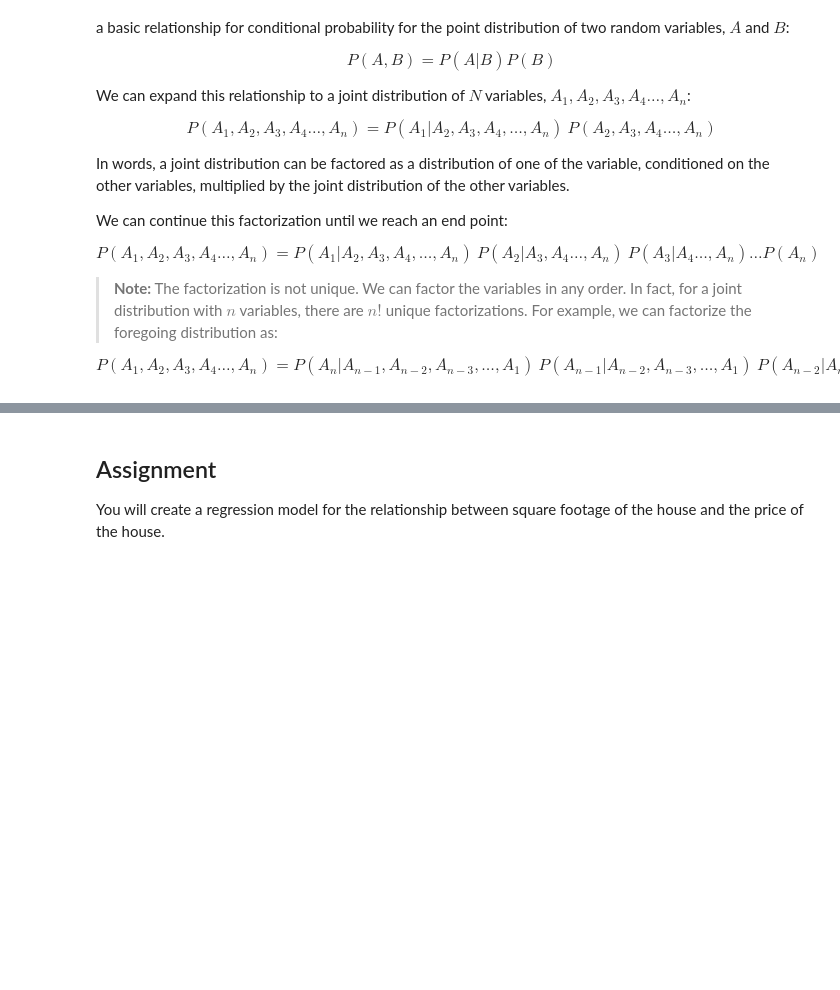
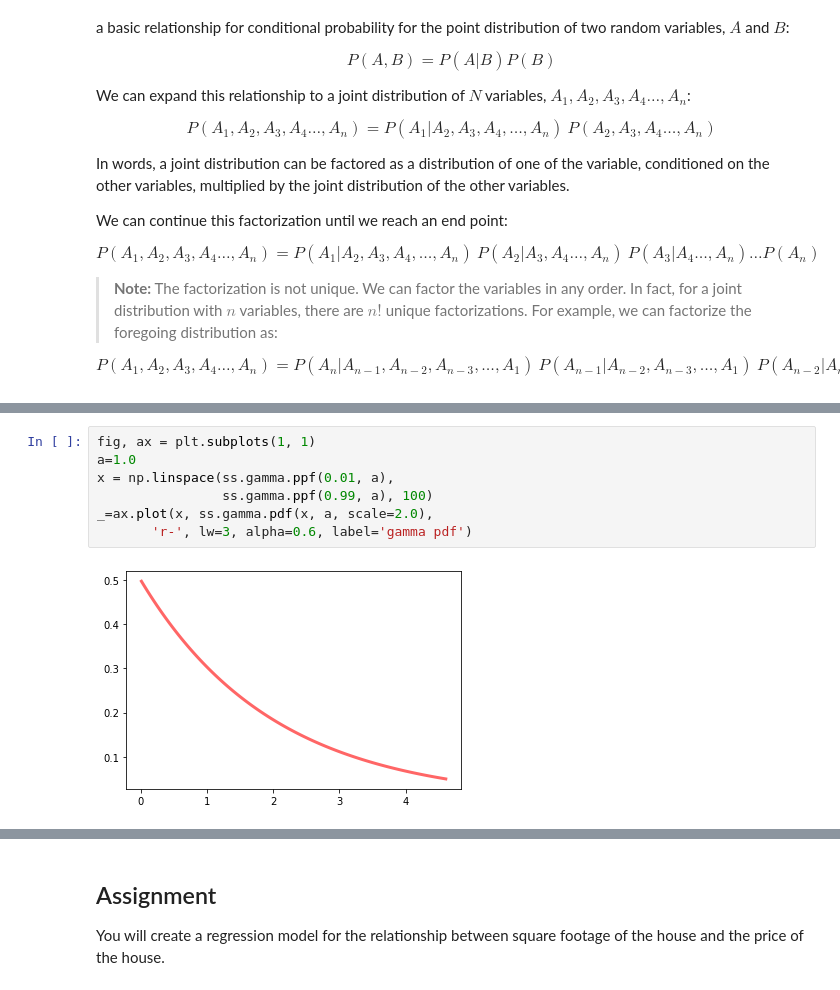
Before and after one commit to StephenElston/DataScience410, a Jupyter notebook: Lecture9/BayesModels2.ipynb, the cells around one changed output, grey strips where cells are left out. Drawn from its saved outputs; the diff is of its cells as text; blank space fills up the shorter version.

```diff
--- a/Lecture9/BayesModels2.ipynb
+++ b/Lecture9/BayesModels2.ipynb
@@ -510,0 +500,9 @@ $$N(\hat{y_i}, \tau)$$
+# %%
+fig, ax = plt.subplots(1, 1)
+a=1.0
+x = np.linspace(ss.gamma.ppf(0.01, a),
+                ss.gamma.ppf(0.99, a), 100)
+_=ax.plot(x, ss.gamma.pdf(x, a, scale=2.0),
+       'r-', lw=3, alpha=0.6, label='gamma pdf')
+# %% [output]
+[figure, added]
```
Also changed, not shown: parts of 40 cells of this notebook.
